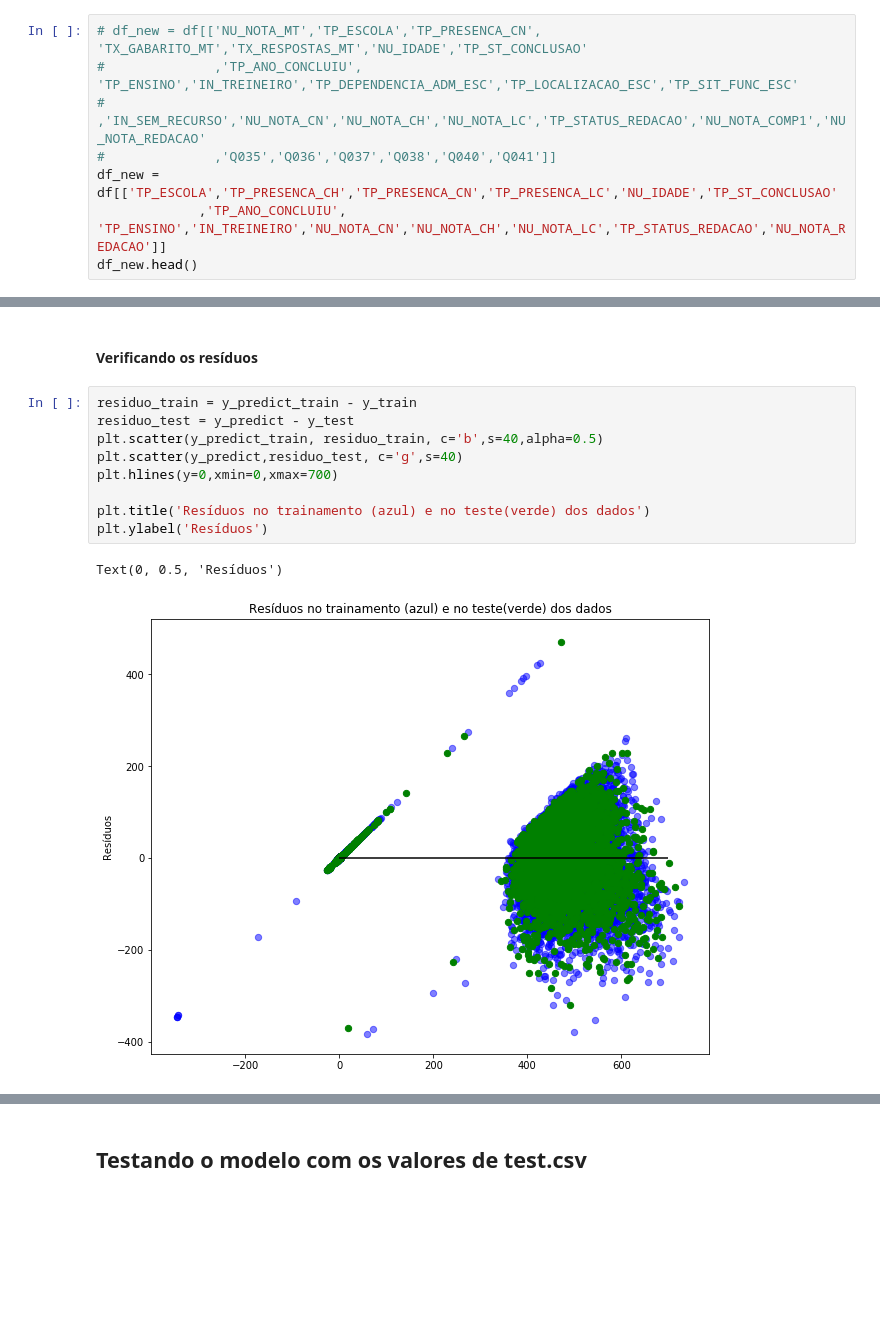
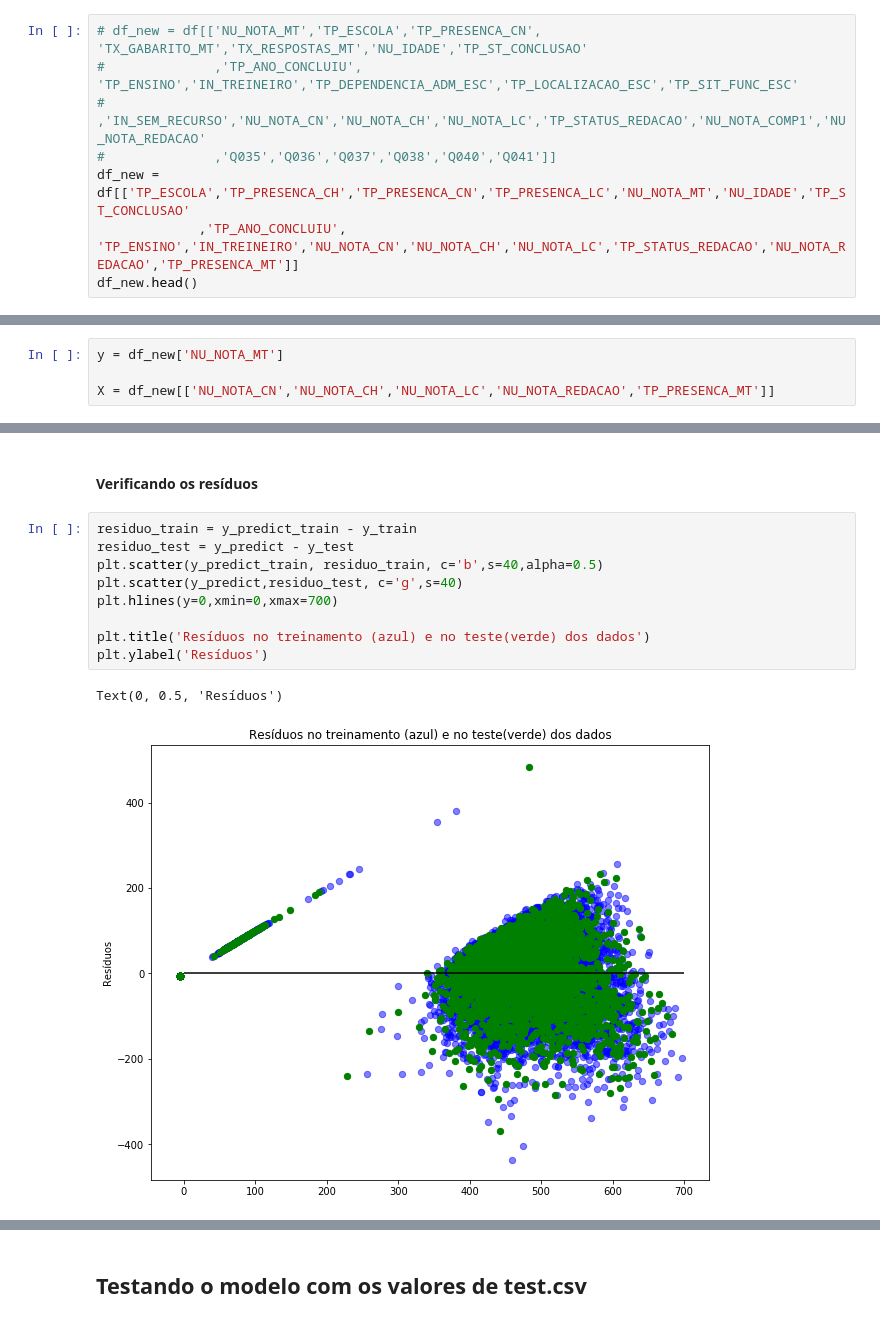
Before and after one commit to lauraDamacenoAlmeida/Enem_2016, a Jupyter notebook: enem2016.ipynb, the cells around one changed output, grey strips where cells are left out. Cells and saved outputs as stored; diff of their text form; blank space fills up the shorter version.

```diff
--- a/enem2016.ipynb
+++ b/enem2016.ipynb
@@ -217,7 +208,7 @@ array(['97caab1e1533dba217deb7ef41490f52e459ab01',
 #              ,'TP_ANO_CONCLUIU', 'TP_ENSINO','IN_TREINEIRO','TP_DEPENDENCIA_ADM_ESC','TP_LOCALIZACAO_ESC','TP_SIT_FUNC_ESC'
 #              ,'IN_SEM_RECURSO','NU_NOTA_CN','NU_NOTA_CH','NU_NOTA_LC','TP_STATUS_REDACAO','NU_NOTA_COMP1','NU_NOTA_REDACAO'
 #              ,'Q035','Q036','Q037','Q038','Q040','Q041']]
-df_new = df[['TP_ESCOLA','TP_PRESENCA_CH','TP_PRESENCA_CN','TP_PRESENCA_LC','NU_IDADE','TP_ST_CONCLUSAO'
-             ,'TP_ANO_CONCLUIU', 'TP_ENSINO','IN_TREINEIRO','NU_NOTA_CN','NU_NOTA_CH','NU_NOTA_LC','TP_STATUS_REDACAO','NU_NOTA_REDACAO']]
+df_new = df[['TP_ESCOLA','TP_PRESENCA_CH','TP_PRESENCA_CN','TP_PRESENCA_LC','NU_NOTA_MT','NU_IDADE','TP_ST_CONCLUSAO'
+             ,'TP_ANO_CONCLUIU', 'TP_ENSINO','IN_TREINEIRO','NU_NOTA_CN','NU_NOTA_CH','NU_NOTA_LC','TP_STATUS_REDACAO','NU_NOTA_REDACAO','TP_PRESENCA_MT']]
 df_new.head()
 # %% [output]
@@ -281,3 +264,7 @@ X = df_new[['TP_ESCOLA','TP_PRESENCA_CH','TP_PRESENCA_CN','TP_PRESENCA_LC','NU_I
+# %%
+y = df_new['NU_NOTA_MT']
+
+X = df_new[['NU_NOTA_CN','NU_NOTA_CH','NU_NOTA_LC','NU_NOTA_REDACAO','TP_PRESENCA_MT']]
 # %%
 X_train, X_test, y_train, y_test = train_test_split(X, y, test_size=0.3, random_state=2811)
 # %%
@@ -371,12 +342,12 @@ Precisamos diminuir o valor de EQM, para que nosso modelo fique mais preciso
 # %%
 residuo_train = y_predict_train - y_train
 residuo_test = y_predict - y_test
 plt.scatter(y_predict_train, residuo_train, c='b',s=40,alpha=0.5)
 plt.scatter(y_predict,residuo_test, c='g',s=40)
 plt.hlines(y=0,xmin=0,xmax=700)
 
-plt.title('Resíduos no trainamento (azul) e no teste(verde) dos dados')
+plt.title('Resíduos no treinamento (azul) e no teste(verde) dos dados')
 plt.ylabel('Resíduos')
 # %% [output]
 Text(0, 0.5, 'Resíduos')
-[figure, old version]
+[figure, new version]
```
Also changed, not shown: parts of 31 cells of this notebook.
